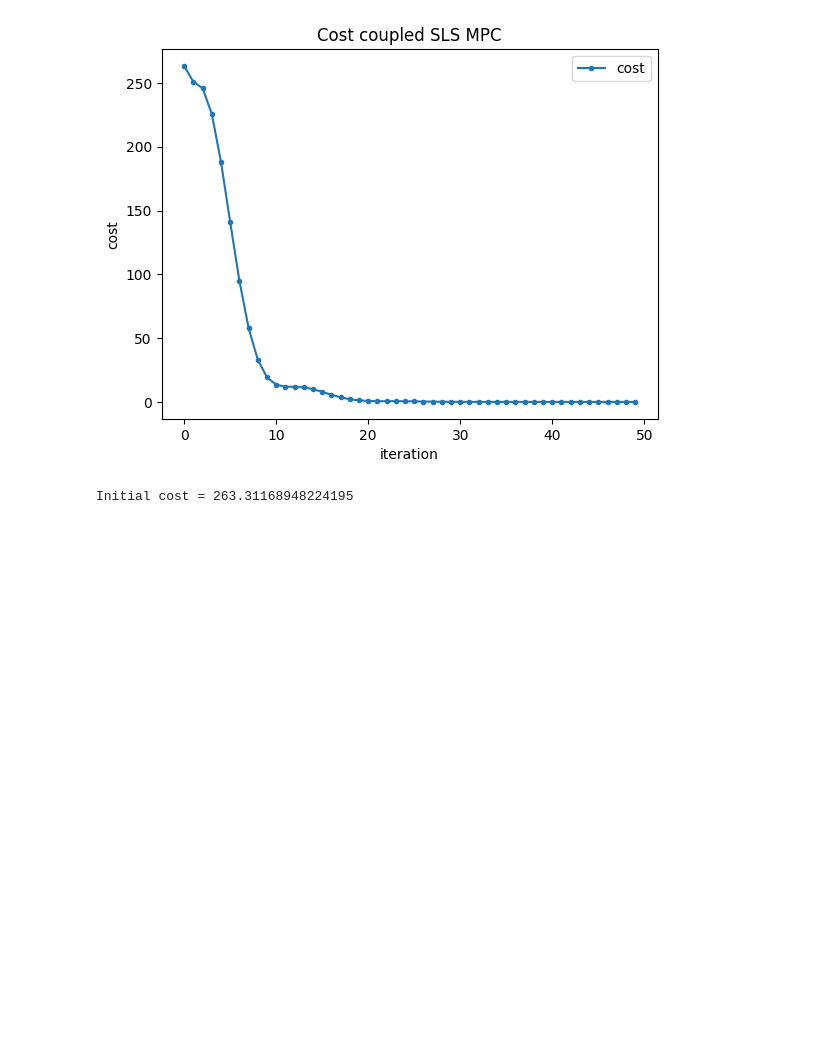
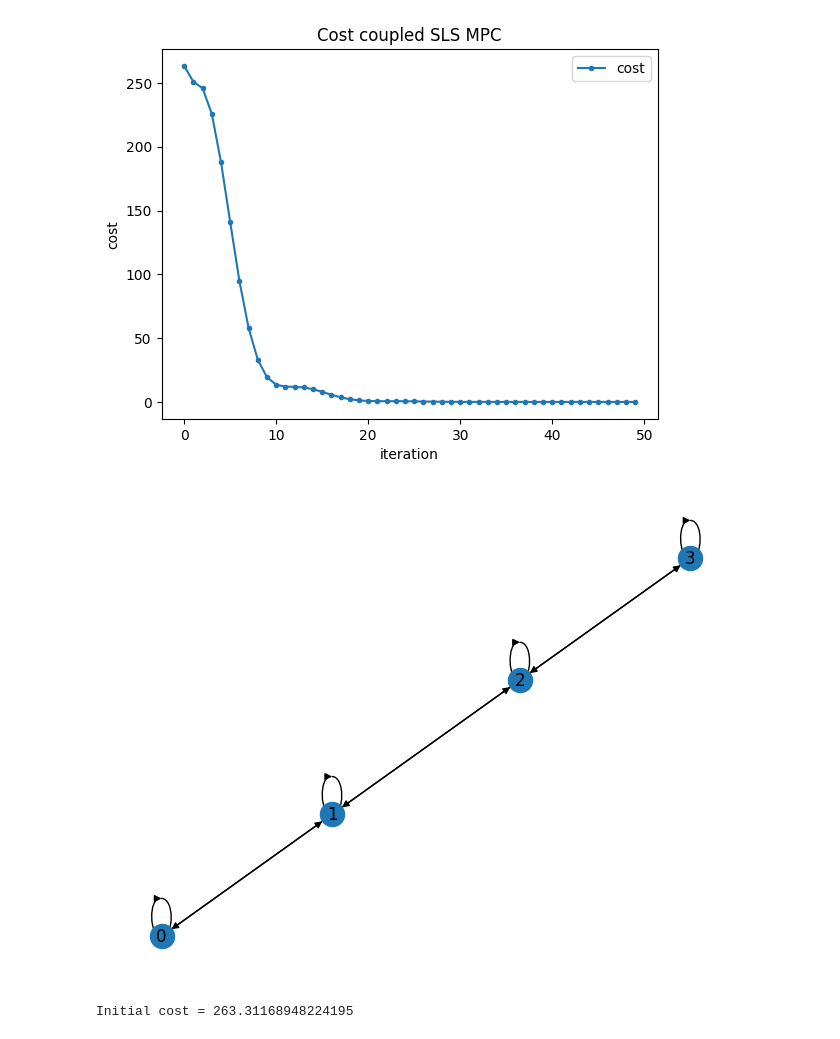
Before and after one commit to vateseif/lmpc-py, a Jupyter notebook: src/dlmpc.ipynb, the cells around one changed output. Cells and saved outputs as stored; diff of their text form; code cells hidden in the pictures; blank space fills up the shorter version.

```diff
--- a/src/dlmpc.ipynb
+++ b/src/dlmpc.ipynb
@@ -179,3 +181,24 @@ print(f"Initial cost = {cost_sls[0]}")
 Initial cost = 263.31169554378005
 [figure]
 [figure]
+# %%
+def compute_edges() -> List[Tuple[int]]:
+  """ Computes the edges for coupled subsystems """
+  edges = []
+  A0 = A != 0 # (NX, NX)
+  B0 = B != 0 # (NX, NU)
+  for i in range(N):
+    for j in range(N):
+      if A0[i*NS:(i+1)*NS, j*NS:(j+1)*NS].any() or B0[i*NS:(i+1)*NS, j*NA:(j+1)*NA].any():
+        edges.append((j, i))
+  return edges
+# %%
+# compute network graph
+G = nx.DiGraph()
+edges = compute_edges()
+G.add_edges_from(edges)
+
+nx.draw(G, with_labels=True)
+plt.show()
+# %% [output]
+[figure, added]
```
Also changed, not shown: parts of 5 cells of this notebook.
